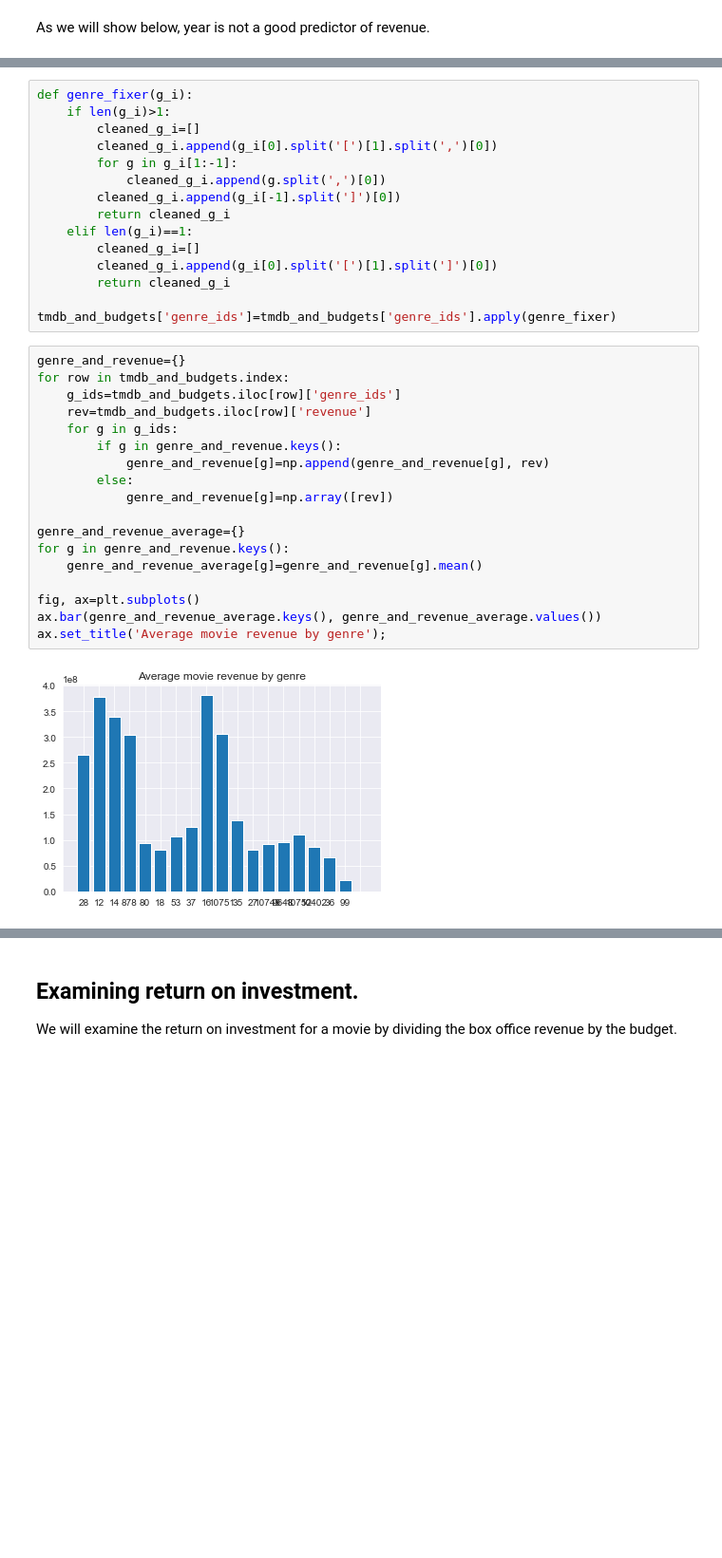
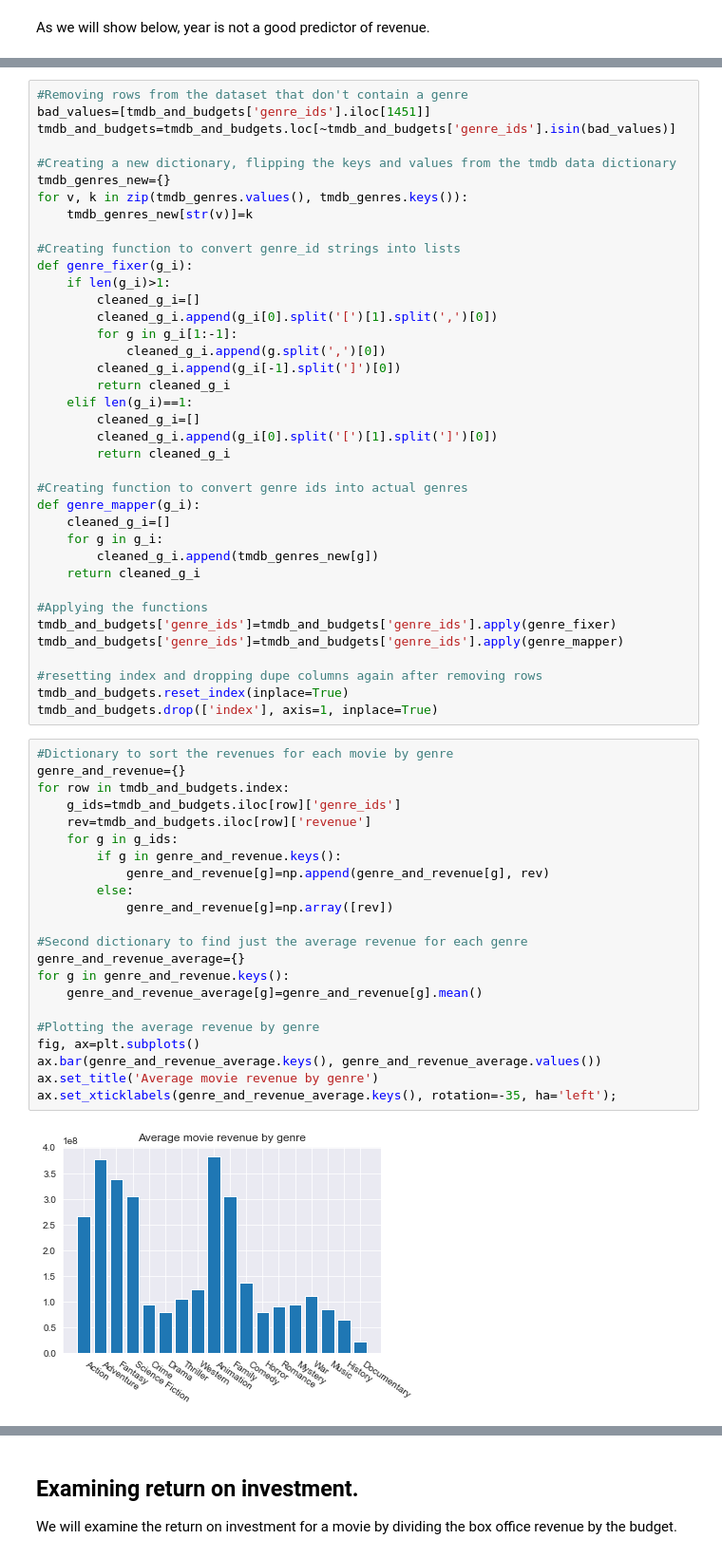
Before and after one commit to xuqc01/Movie-Data-Analysis, a Jupyter notebook: tmdb.ipynb, the cells around one changed output, grey strips where cells are left out. Shown at 95% size. Drawn from its saved outputs; the diff is of its cells as text; blank space fills up the shorter version.

```diff
--- a/tmdb.ipynb
+++ b/tmdb.ipynb
@@ -368,4 +329,14 @@ tmdb_and_budgets.tail()
 # %%
+#Removing rows from the dataset that don't contain a genre
+bad_values=[tmdb_and_budgets['genre_ids'].iloc[1451]]
+tmdb_and_budgets=tmdb_and_budgets.loc[~tmdb_and_budgets['genre_ids'].isin(bad_values)]
+
+#Creating a new dictionary, flipping the keys and values from the tmdb data dictionary
+tmdb_genres_new={}
+for v, k in zip(tmdb_genres.values(), tmdb_genres.keys()):
+    tmdb_genres_new[str(v)]=k
+
+#Creating function to convert genre_id strings into lists
 def genre_fixer(g_i):
     if len(g_i)>1:
         cleaned_g_i=[]
@@ -379,27 +350,44 @@ def genre_fixer(g_i):
         cleaned_g_i.append(g_i[0].split('[')[1].split(']')[0])
         return cleaned_g_i
 
+#Creating function to convert genre ids into actual genres
+def genre_mapper(g_i):
+    cleaned_g_i=[]
+    for g in g_i:
+        cleaned_g_i.append(tmdb_genres_new[g])
+    return cleaned_g_i
+
+#Applying the functions
 tmdb_and_budgets['genre_ids']=tmdb_and_budgets['genre_ids'].apply(genre_fixer)
+tmdb_and_budgets['genre_ids']=tmdb_and_budgets['genre_ids'].apply(genre_mapper)
+
+#resetting index and dropping dupe columns again after removing rows
+tmdb_and_budgets.reset_index(inplace=True)
+tmdb_and_budgets.drop(['index'], axis=1, inplace=True)
 # %%
+#Dictionary to sort the revenues for each movie by genre
 genre_and_revenue={}
 for row in tmdb_and_budgets.index:
     g_ids=tmdb_and_budgets.iloc[row]['genre_ids']
     rev=tmdb_and_budgets.iloc[row]['revenue']
     for g in g_ids:
         if g in genre_and_revenue.keys():
             genre_and_revenue[g]=np.append(genre_and_revenue[g], rev)
         else:
             genre_and_revenue[g]=np.array([rev])
 
+#Second dictionary to find just the average revenue for each genre
 genre_and_revenue_average={}
 for g in genre_and_revenue.keys():
     genre_and_revenue_average[g]=genre_and_revenue[g].mean()
 
+#Plotting the average revenue by genre
 fig, ax=plt.subplots()
 ax.bar(genre_and_revenue_average.keys(), genre_and_revenue_average.values())
-ax.set_title('Average movie revenue by genre');
+ax.set_title('Average movie revenue by genre')
+ax.set_xticklabels(genre_and_revenue_average.keys(), rotation=-35, ha='left');
 # %% [output]
-[figure, old version]
+[figure, new version]
 # %%
 #checking to see if genre has a statistically significant impact on revenue
 stats.f_oneway(*genre_and_revenue.values())
```
Also changed, not shown: parts of 54 cells of this notebook, 2 other files.
